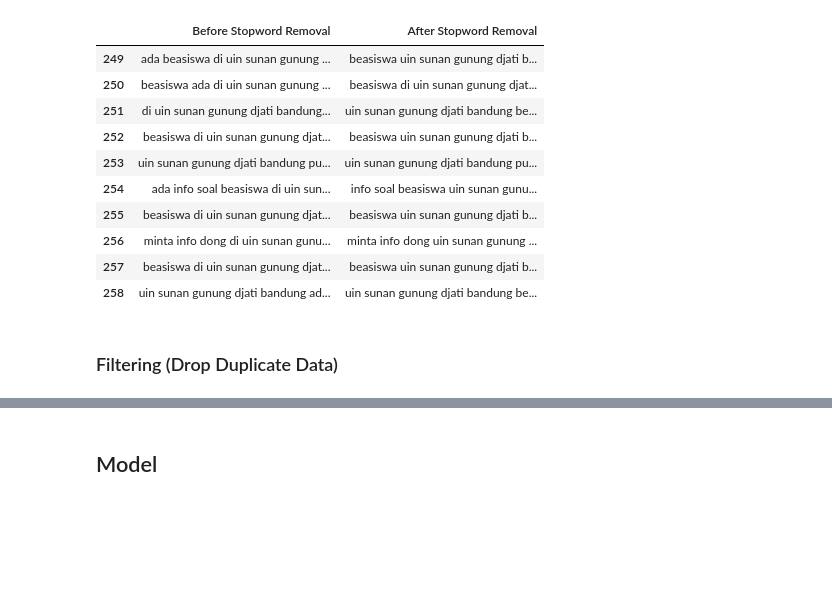
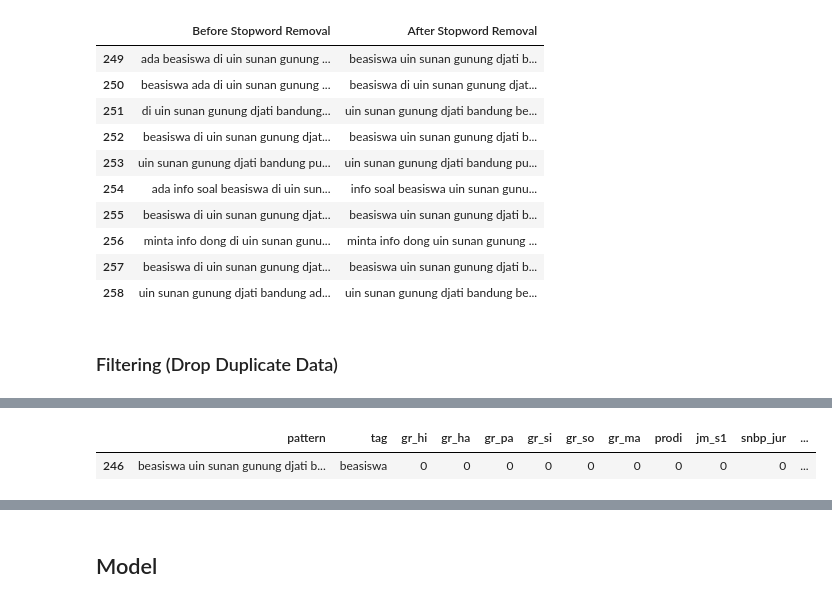
Before and after one commit to jaleisme/sbert_chatbot, a Jupyter notebook: experiment.ipynb, the cells around one changed output, grey strips where cells are left out. Cells and saved outputs as stored; diff of their text form; code cells hidden in the pictures; blank space fills up the shorter version.

```diff
--- a/experiment.ipynb
+++ b/experiment.ipynb
@@ -322,0 +342,13 @@ len(LABELS), LABELS
+# %%
+# Give 0 as initial value
+labelled_data = dataset.copy()
+labelled_data[LABELS] = 0
+labels = pd.Series(label_list)
+
+for i, row in labelled_data.iterrows():
+    tag = row['tag'].split(';')
+    labelled_data.loc[i, tag] = 1
+labelled_data.tail(1)
+# %% [output]
+|  | pattern | tag | gr_hi | gr_ha | gr_pa | gr_si | gr_so | gr_ma | prodi | jm_s1 | snbp_jur | ... |
+| 246 | beasiswa uin sunan gunung djati b... | beasiswa | 0 | 0 | 0 | 0 | 0 | 0 | 0 | 0 | 0 | ... |
```
Also changed, not shown: parts of 11 cells of this notebook, 1 other file.
